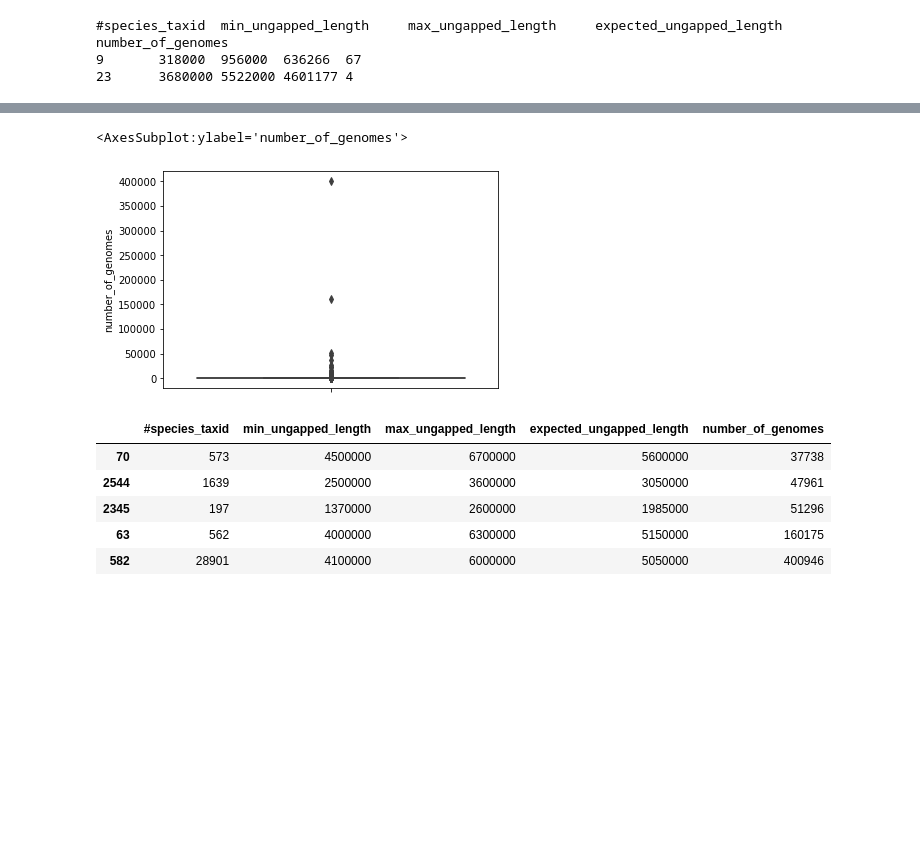
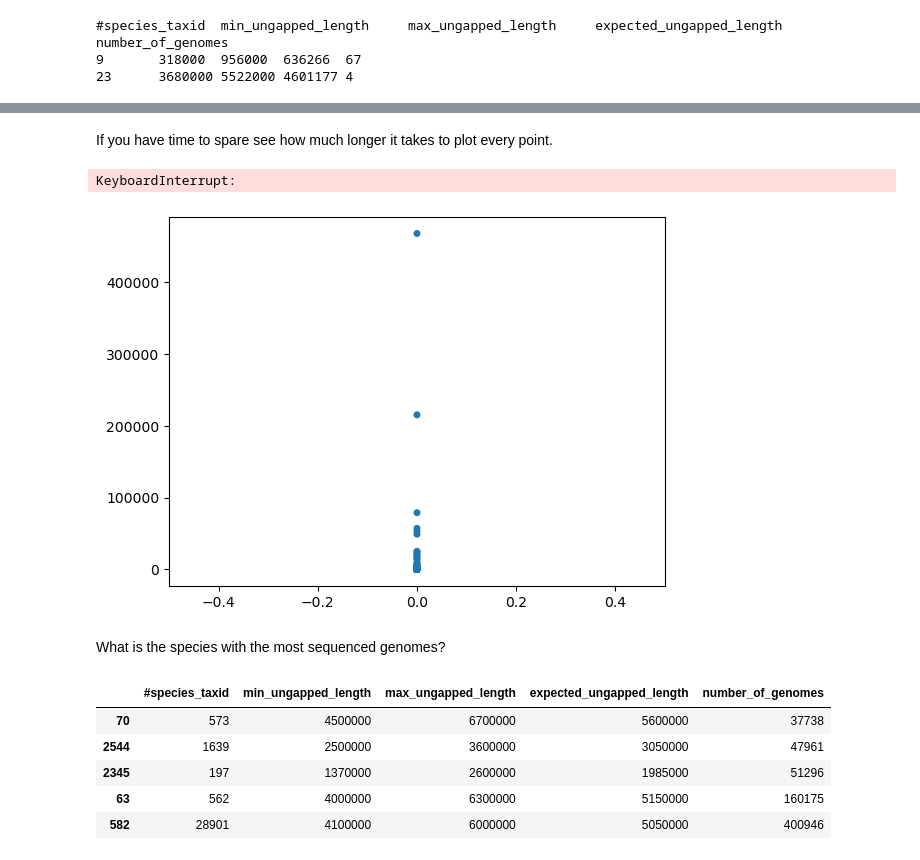
Before and after one commit to nicksavill/DEB_development, a Jupyter notebook: Week_01/Class_2.ipynb, the cells around one changed output, grey strips where cells are left out. Drawn from its saved outputs; the diff is of its cells as text; code cells hidden in the pictures; blank space fills up the shorter version.

```diff
--- a/Week_01/Class_2.ipynb
+++ b/Week_01/Class_2.ipynb
@@ -429,8 +435,12 @@ What is the species with the most sequenced genomes?
+# %% [markdown]
+If you have time to spare see how much longer it takes to plot every point.
 # %%
-sns.boxplot(y=df["number_of_genomes"])
+sns.swarmplot(y=df["number_of_genomes"])
 # %% [output]
-<AxesSubplot:ylabel='number_of_genomes'>
+KeyboardInterrupt:
-[figure, old version]
+[figure, new version]
+# %% [markdown]
+What is the species with the most sequenced genomes?
 # %%
 df.sort_values(by=['number_of_genomes']).tail(5)
 # %% [output]
```
Also changed, not shown: parts of 7 cells of this notebook, 9 other files.
